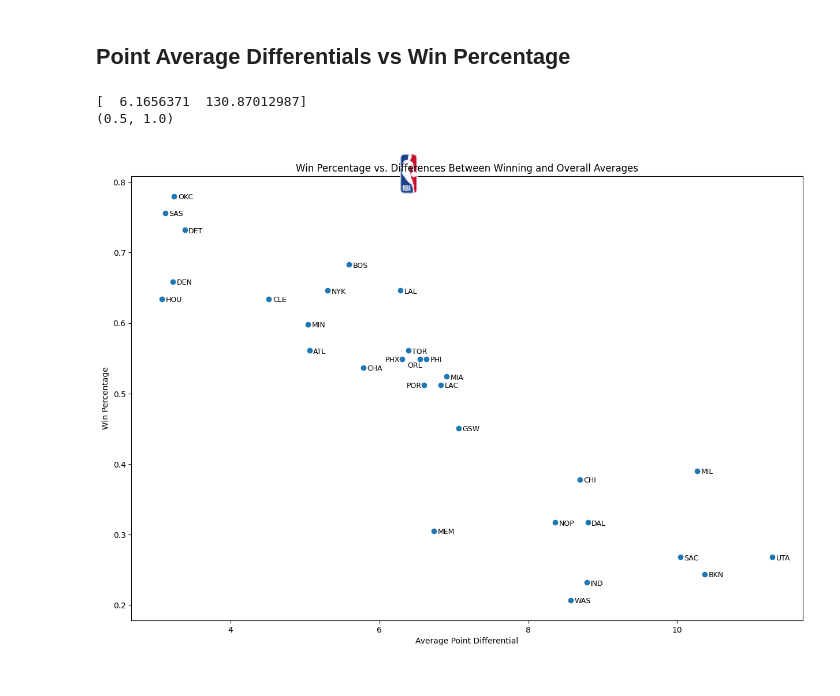
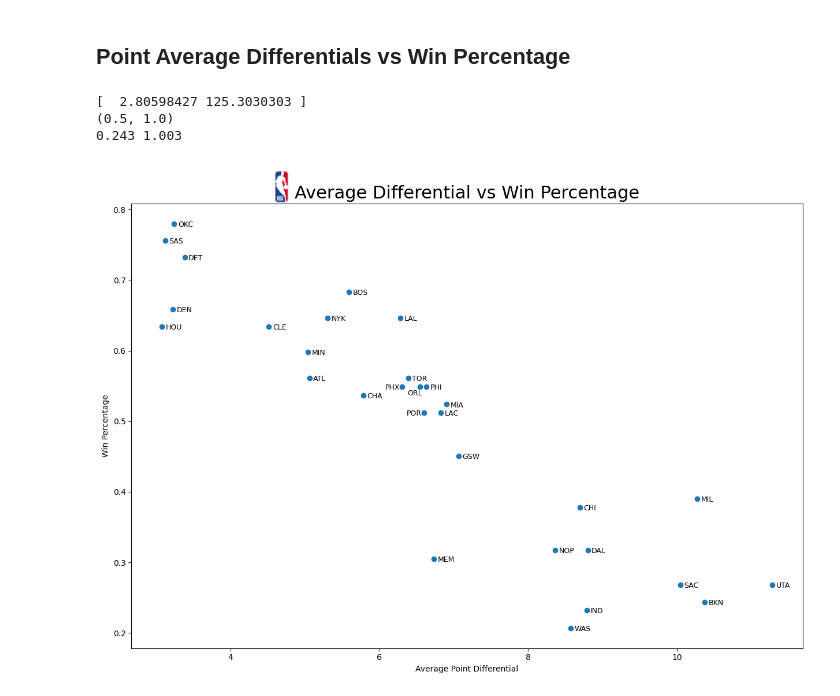
Before and after one commit to wjpericles/nba-data-visuals, a Jupyter notebook: src/02_points_per_win/points_per_win.ipynb, the cells around one changed output. Saved outputs shown, nothing was run; the diff lists cells and outputs as text; code cells hidden in the pictures.

Commit message:
Adding dynamic NBA logo placement based off of title. Adding team background to plots.

```diff
--- a/src/02_points_per_win/points_per_win.ipynb
+++ b/src/02_points_per_win/points_per_win.ipynb
@@ -186,22 +186,53 @@ def adjust_logo(logo_path: str, width:int = 50, height:int = 50)->OffsetImage:
     # return imagebox # returning OffsetImage
 # %%
 images = ['NBA', 'BKN', 'OKC', 'UTA']
-widths = [40, 40, 40, 40]
-heights = [40, 40, 40, 40]
+widths = [40, 40, 40, 500]
+heights = [40, 40, 40, 500]
 logo_src = os.path.join('..','logos', 'logo_src')
 for i in range(len(images)):
     path = os.path.join(logo_src, f"{images[i]}_logo.png")
     adjust_logo(path, widths[i], heights[i])
+# %%
+from matplotlib.pyplot import Figure, Text, Axes
+def get_title_xy(fig: Figure, ax: Axes):
+    title_obj = ax.title
+
+    fig.canvas.draw()
+
+    renderer = fig.canvas.get_renderer()
+
+    char_bboxes = title_obj.get_window_extent(renderer)
+
+    if char_bboxes:
+        # 5. Get the bounding box of the first character in pixels (display coordinates)
+        first_char_bbox = char_bboxes
+
+        # 6. Convert pixel coordinates to data/axis coordinates if needed
+        # (x0, y0) represents the bottom-left corner of the character
+        x_pixel, y_pixel = first_char_bbox.x0, first_char_bbox.y0
+        x_data, y_data = ax.transData.inverted().transform((x_pixel, y_pixel))
+        x_axes, y_axes = ax.transAxes.inverted().transform((x_pixel, y_pixel))
+
+        # print(f"Pixels: X={x_pixel:.2f}, Y={y_pixel:.2f}")
+        # print(f"Data Coords: X={x_data:.2f}, Y={y_data:.2f}")
+        # print(f"Axes Coords: X={x_axes:.2f}, Y={y_axes:.2f}")
+    else:
+        print("Could not extract individual character coordinates.")
+
+    return round(x_axes,3), round(y_axes,3)
 # %%
-def plot_nba_logo(ax: Axes, title_xy: tuple):
+def plot_nba_logo(fig: Figure, ax: Axes):
     # Path to NBA logo
     logo_path = os.path.join('logos', 'NBA_logo.png')
     # Read image into Numpy array
     img = plt.imread(logo_path)
     # Adjust 'zoom' to scale your image up or down
     imagebox = OffsetImage(img, zoom=1)
+    # Get Position of title on Plot
+    title_x, title_y = get_title_xy(fig, ax)
+    print(title_x, title_y)
     # Places Logo on the bar graph next to the title.
-    anno_box = AnnotationBbox(imagebox, xy=(0.265, 1.065), xycoords='axes fraction',
+    anno_box = AnnotationBbox(imagebox, xy=(title_x - 0.03, title_y + 0.07), xycoords='axes fraction',
                               box_alignment=(0, 1), frameon=False)
     ax.add_artist(anno_box)
 # %% [markdown]
@@ -376,34 +422,35 @@ plt.show()
 # %%
 labels = list(points_compare['team'])
 p_diff = list(points_compare['p_diff'])
 win_pct = list(points_compare['win_pct'])
 #print(labels)
 fig4, ax4 = plt.subplots(figsize =(15,10))
 # plt.scatter(points_compare['win_pct'], points_compare['p_diff'])
 plt.scatter(p_diff, win_pct)
-plt.title('Win Percentage vs. Differences Between Winning and Overall Averages')
+plt.title('Average Differential vs Win Percentage', fontsize =22)
 ax4.set_ylabel("Win Percentage")
 ax4.set_xlabel("Average Point Differential")
 
 for i, label in enumerate(labels):
     # x+0.2 offsets the text horizontally to avoid overlapping the point
     if label == 'POR' or label == 'PHX':
         plt.text(p_diff[i] - 0.23, win_pct[i], label, fontsize=9, verticalalignment='center_baseline')
     elif label == 'ORL':
         plt.text(p_diff[i] - 0.17, win_pct[i] -0.008, label, fontsize=9, verticalalignment='center_baseline')
     else:
         plt.text(p_diff[i] + 0.05, win_pct[i], label, fontsize=9, verticalalignment='center_baseline')
 # 'top', 'bottom', 'center', 'baseline', 'center_baseline'
 title_xy = ax4.title.get_position()
 t = ax4.title
 bbox = t.get_window_extent()
 data_coords = ax.transData.inverted().transform((bbox.x0, bbox.y1))
 print(data_coords)
 print(ax4.title.get_position())
-plot_nba_logo(ax4, title_xy) # plotting NBA logo next to title
+plot_nba_logo(fig4, ax4) # plotting NBA logo next to title
 plt.savefig('plots/win_pct_vs_avg_diff.png')
 plt.show()
 # %% [output]
-[  6.1656371  130.87012987]
+[  2.80598427 125.3030303 ]
 (0.5, 1.0)
+0.243 1.003
-[figure, old version]
+[figure, new version]
```
Also changed, not shown: parts of 6 cells of this notebook, 6 other files.
